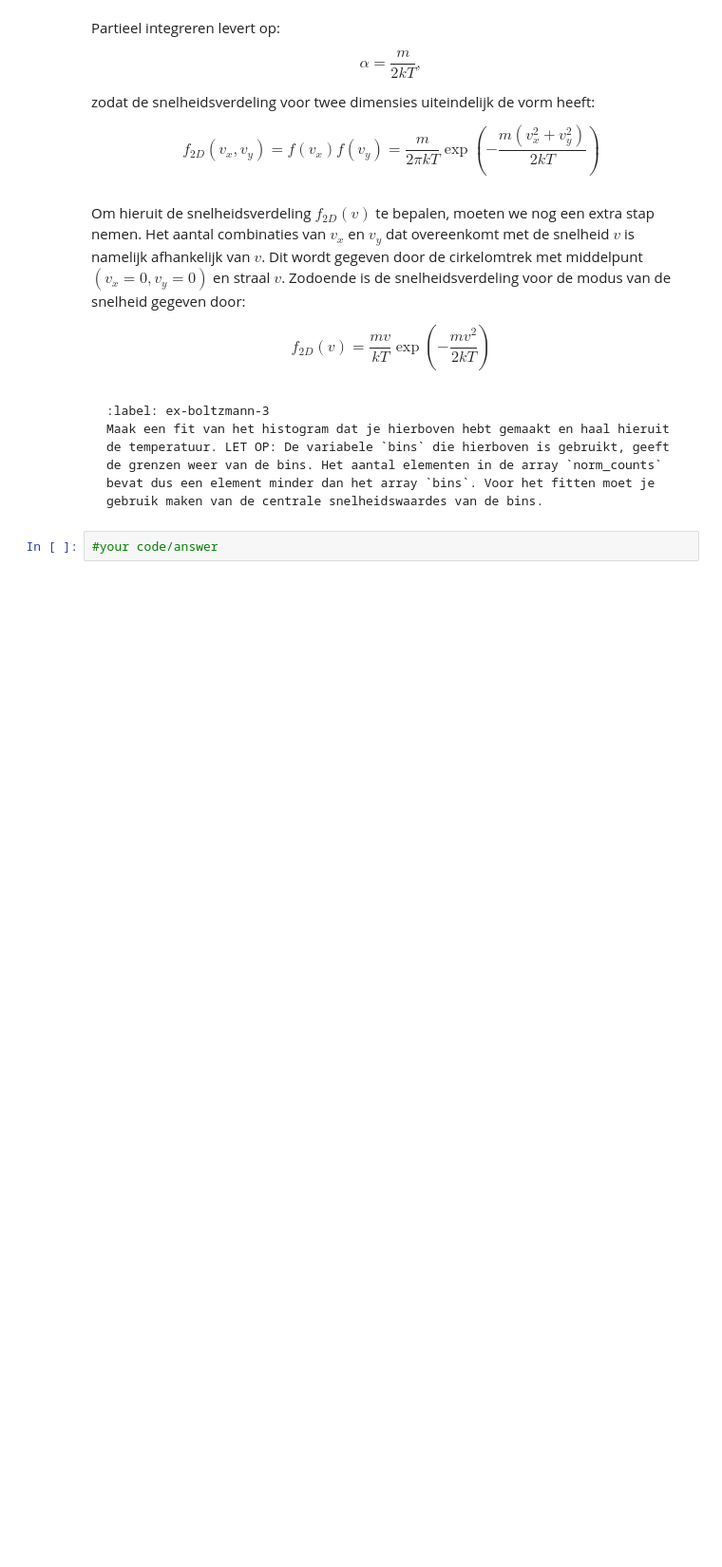
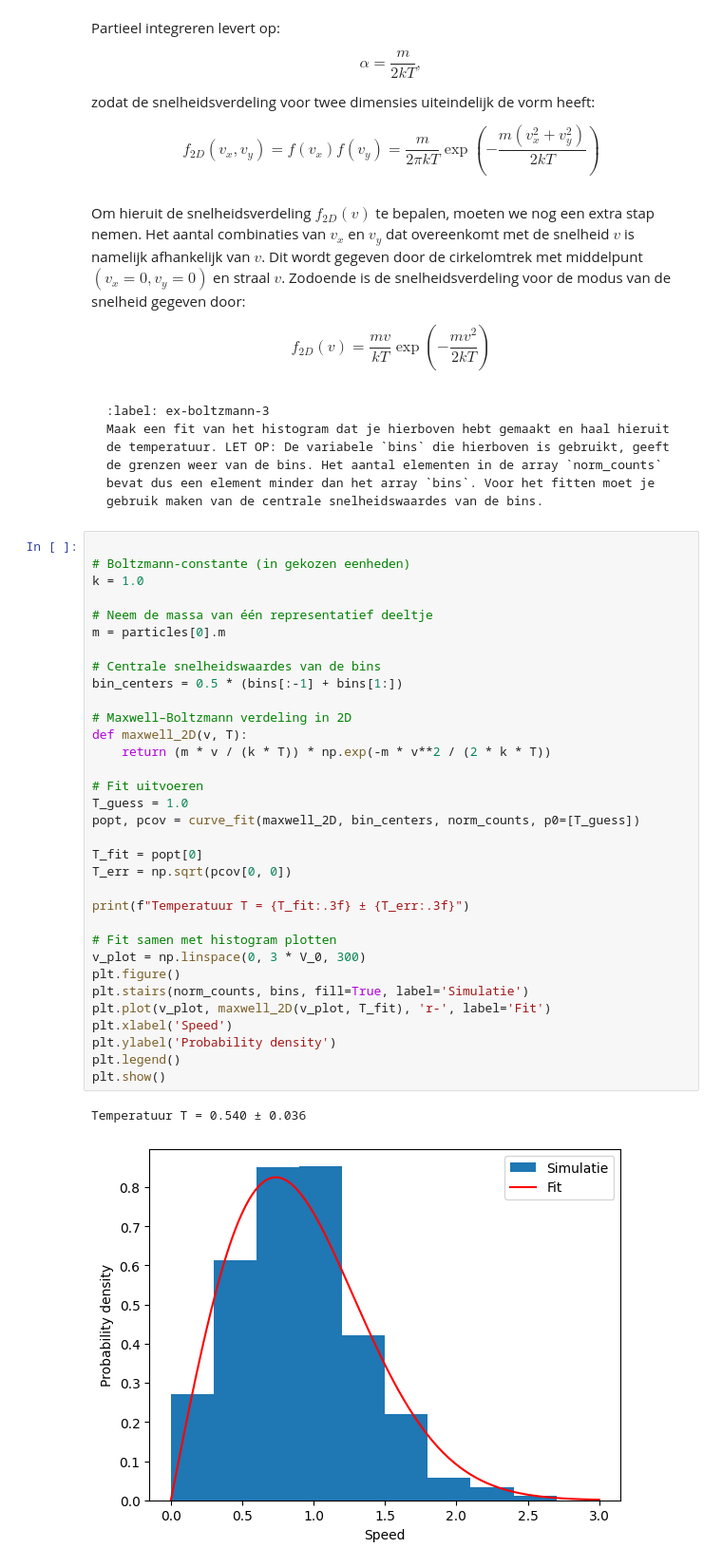
Before and after one commit to DavantePES/inleidend-practicum-2, a Jupyter notebook: Content/PySim/6_boltzmann.ipynb, the cells around one changed output. Shown at 95% size. Drawn from its saved outputs; the diff is of its cells as text; blank space fills up the shorter version.

Commit message:
boltzmann

````diff
--- a/Content/PySim/6_boltzmann.ipynb
+++ b/Content/PySim/6_boltzmann.ipynb
@@ -336,7 +336,41 @@ $$
 Maak een fit van het histogram dat je hierboven hebt gemaakt en haal hieruit de temperatuur. LET OP: De variabele `bins` die hierboven is gebruikt, geeft de grenzen weer van de bins. Het aantal elementen in de array `norm_counts` bevat dus een element minder dan het array `bins`. Voor het fitten moet je gebruik maken van de centrale snelheidswaardes van de bins.
 ```
 # %%
-#your code/answer
+
+# Boltzmann-constante (in gekozen eenheden)
+k = 1.0
+
+# Neem de massa van één representatief deeltje
+m = particles[0].m
+
+# Centrale snelheidswaardes van de bins
+bin_centers = 0.5 * (bins[:-1] + bins[1:])
+
+# Maxwell–Boltzmann verdeling in 2D
+def maxwell_2D(v, T):
+    return (m * v / (k * T)) * np.exp(-m * v**2 / (2 * k * T))
+
+# Fit uitvoeren
+T_guess = 1.0
+popt, pcov = curve_fit(maxwell_2D, bin_centers, norm_counts, p0=[T_guess])
+
+T_fit = popt[0]
+T_err = np.sqrt(pcov[0, 0])
+
+print(f"Temperatuur T = {T_fit:.3f} ± {T_err:.3f}")
+
+# Fit samen met histogram plotten
+v_plot = np.linspace(0, 3 * V_0, 300)
+plt.figure()
+plt.stairs(norm_counts, bins, fill=True, label='Simulatie')
+plt.plot(v_plot, maxwell_2D(v_plot, T_fit), 'r-', label='Fit')
+plt.xlabel('Speed')
+plt.ylabel('Probability density')
+plt.legend()
+plt.show()
+# %% [output]
+Temperatuur T = 0.540 ± 0.036
+[figure, added]
 # %% [markdown]
 ```{exercise}
 :label: ex-boltzmann-4
````
Also changed, not shown: parts of 7 cells of this notebook, 1 other file.
